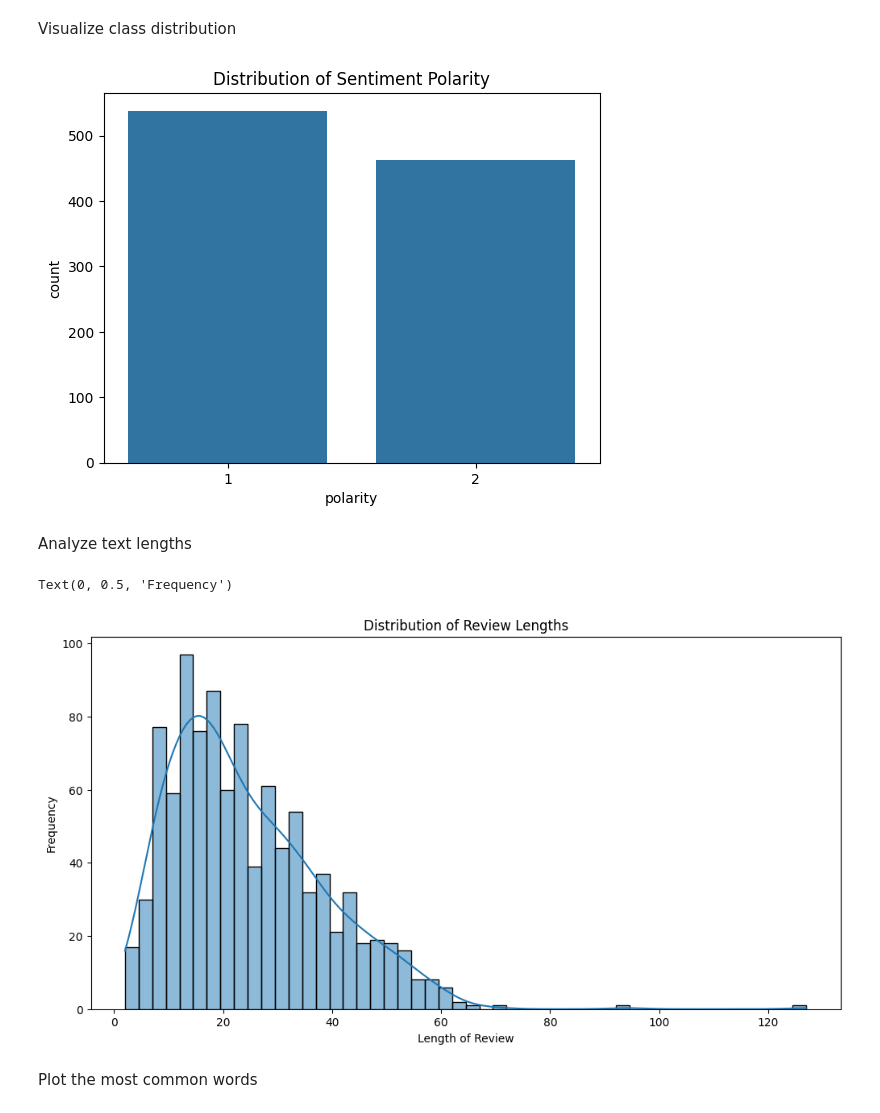
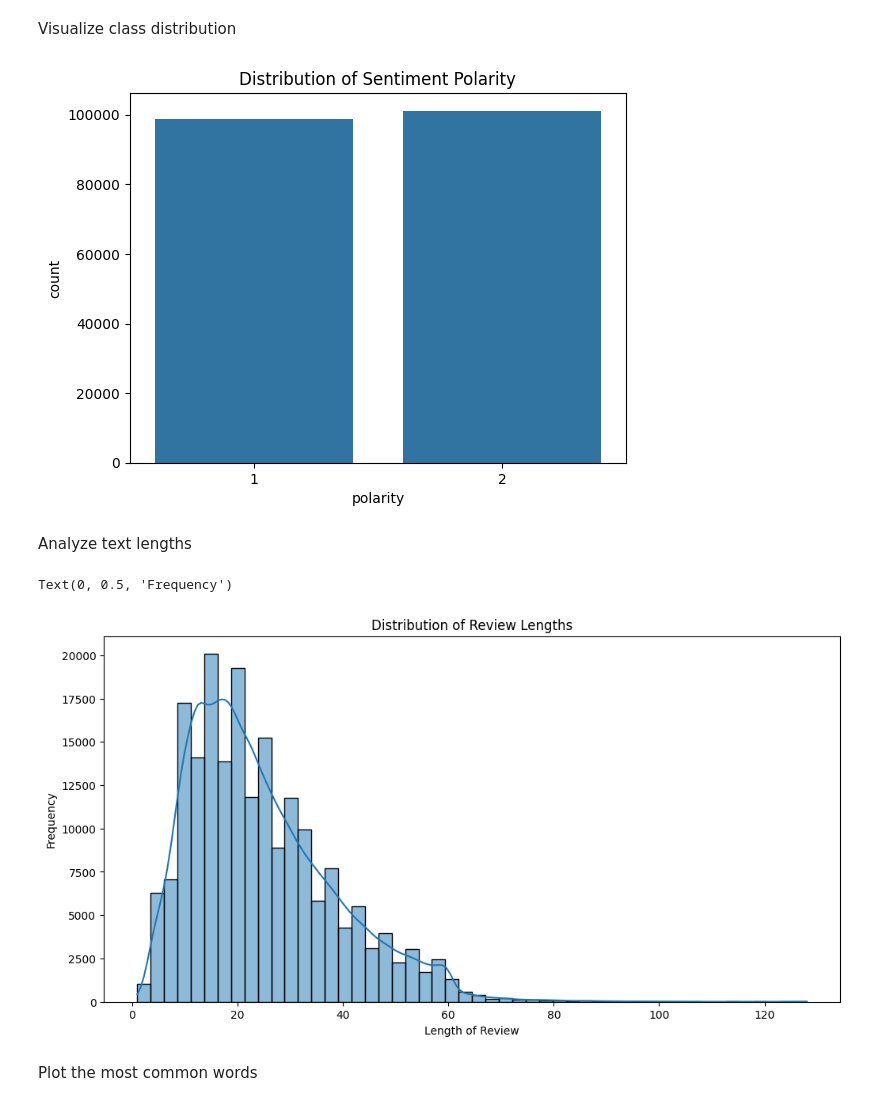
Before and after one commit to h671444/SentimentAnalysisProject, a Jupyter notebook: notebooks/cnn_nbs/01_data_exploration.ipynb, the cells around one changed output. Drawn from its saved outputs; the diff is of its cells as text; code cells hidden in the pictures.

```diff
--- a/notebooks/cnn_nbs/01_data_exploration.ipynb
+++ b/notebooks/cnn_nbs/01_data_exploration.ipynb
@@ -32,7 +32,7 @@ CSV file already exists.
 # %% [markdown]
 # Load data sample
 # %%
-df = pd.read_csv(csv_path, header=None, nrows=1000)
+df = pd.read_csv(csv_path, header=None, nrows=200000)
 df.columns = ["polarity","review", "sentiment"]
 
 print(df.head())
@@ -67,21 +67,21 @@ sns.countplot(x="polarity", data=df)
 plt.title("Distribution of Sentiment Polarity")
 plt.show()
 # %% [output]
-[figure, old version]
+[figure, new version]
 # %% [markdown]
 Analyze text lengths
 # %%
+df['review'] = df['review'].astype(str)
 df['review_length'] = df['review'].apply(len)
-
 
 plt.figure(figsize=(12, 6))
 sns.histplot(df['review_length'], bins=50, kde=True)
 plt.title("Distribution of Review Lengths")
 plt.xlabel("Length of Review")
 plt.ylabel("Frequency")
 # %% [output]
 Text(0, 0.5, 'Frequency')
-[figure, old version]
+[figure, new version]
 # %% [markdown]
 Plot the most common words
 # %%
```
Also changed, not shown: parts of 2 cells of this notebook, 4 other files.
